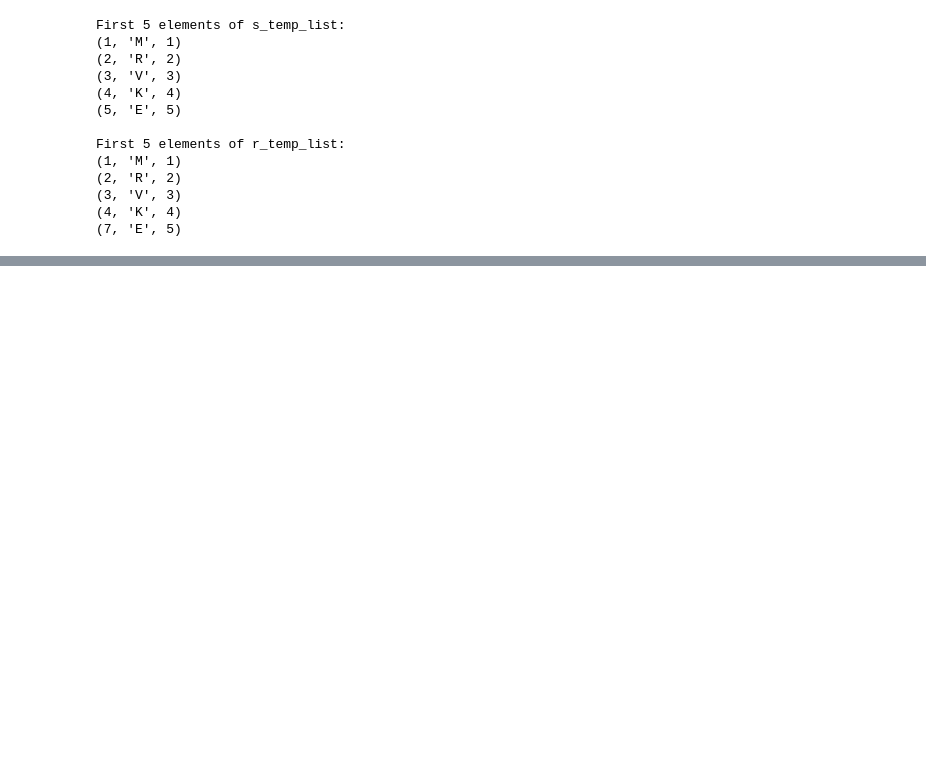
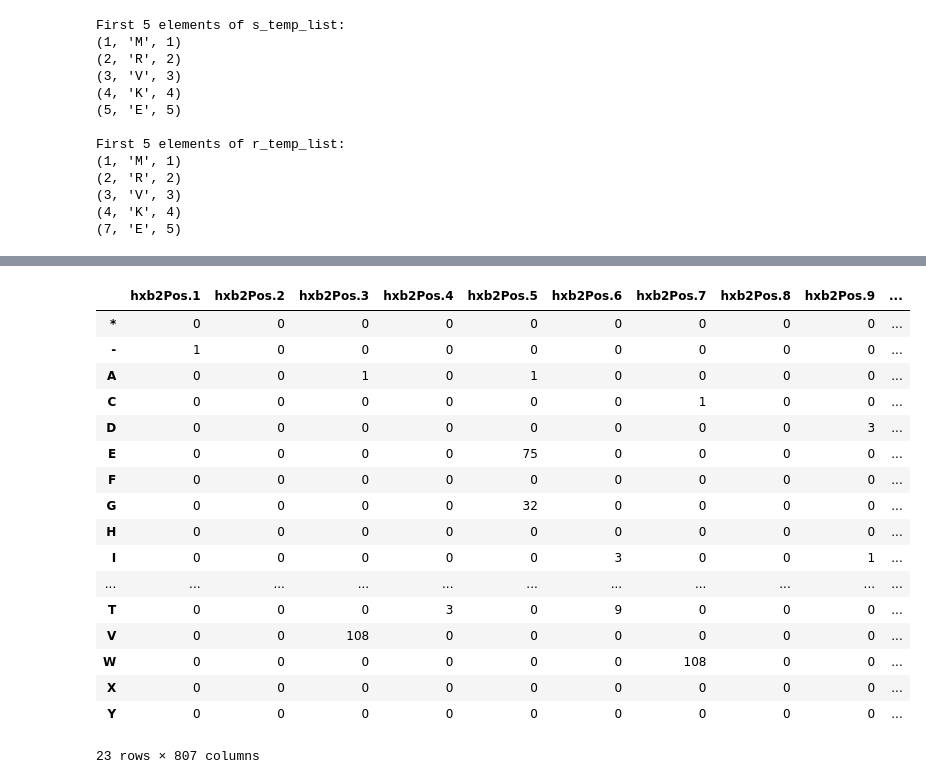
Before and after one commit to MarthinMandig/Fred_Hutch_HIV_Dump_Code, a Jupyter notebook: Fred_Hutch_RV144.ipynb, the cells around one changed output, grey strips where cells are left out. Saved outputs shown, nothing was run; the diff lists cells and outputs as text; code cells hidden in the pictures; blank space fills up the shorter version.

```diff
--- a/Fred_Hutch_RV144.ipynb
+++ b/Fred_Hutch_RV144.ipynb
@@ -1066,0 +997,14 @@ NameError: name 'r' is not defined
+# %%
+study_split_seqs = [] #empty list to hold split sequences
+
+for seq in USMHRP_RV144_study_seq_data:
+    split_seq = list(seq)
+    study_split_seqs.append(split_seq)
+
+# Create a new DataFrame from the list of split sequences
+StudyList = pd.DataFrame(study_split_seqs)
+
+# sneaky way to get those 807 sites!
+StudyList = StudyList[usmhrp_rv144_env_map.index]
+StudyList.columns = [f'hxb2Pos.{i}' for i in usmhrp_rv144_env_map.hxb2Pos.values] #used the hxb2Pos column
+StudyList
@@ -1066,0 +1064,29 @@ NameError: name 'r' is not defined
+# %%
+#For study list
+study_counts = {}
+
+for col in StudyList.columns:
+    study_counts[col] = StudyList[col].value_counts()
+
+study_counts_df = pd.DataFrame(study_counts).fillna(0).astype(int)
+
+study_counts_df
+# %% [output]
+|  | hxb2Pos.1 | hxb2Pos.2 | hxb2Pos.3 | hxb2Pos.4 | hxb2Pos.5 | hxb2Pos.6 | hxb2Pos.7 | hxb2Pos.8 | hxb2Pos.9 | ... |
+| * | 0 | 0 | 0 | 0 | 0 | 0 | 0 | 0 | 0 | ... |
+| - | 1 | 0 | 0 | 0 | 0 | 0 | 0 | 0 | 0 | ... |
+| A | 0 | 0 | 1 | 0 | 1 | 0 | 0 | 0 | 0 | ... |
+| C | 0 | 0 | 0 | 0 | 0 | 0 | 1 | 0 | 0 | ... |
+| D | 0 | 0 | 0 | 0 | 0 | 0 | 0 | 0 | 3 | ... |
+| E | 0 | 0 | 0 | 0 | 75 | 0 | 0 | 0 | 0 | ... |
+| F | 0 | 0 | 0 | 0 | 0 | 0 | 0 | 0 | 0 | ... |
+| G | 0 | 0 | 0 | 0 | 32 | 0 | 0 | 0 | 0 | ... |
+| H | 0 | 0 | 0 | 0 | 0 | 0 | 0 | 0 | 0 | ... |
+| I | 0 | 0 | 0 | 0 | 0 | 3 | 0 | 0 | 1 | ... |
+| ... | ... | ... | ... | ... | ... | ... | ... | ... | ... | ... |
+| T | 0 | 0 | 0 | 3 | 0 | 9 | 0 | 0 | 0 | ... |
+| V | 0 | 0 | 108 | 0 | 0 | 0 | 0 | 0 | 0 | ... |
+| W | 0 | 0 | 0 | 0 | 0 | 0 | 108 | 0 | 0 | ... |
+| X | 0 | 0 | 0 | 0 | 0 | 0 | 0 | 0 | 0 | ... |
+| Y | 0 | 0 | 0 | 0 | 0 | 0 | 0 | 0 | 0 | ... |
+23 rows × 807 columns
```
Also changed, not shown: parts of 19 cells of this notebook.
